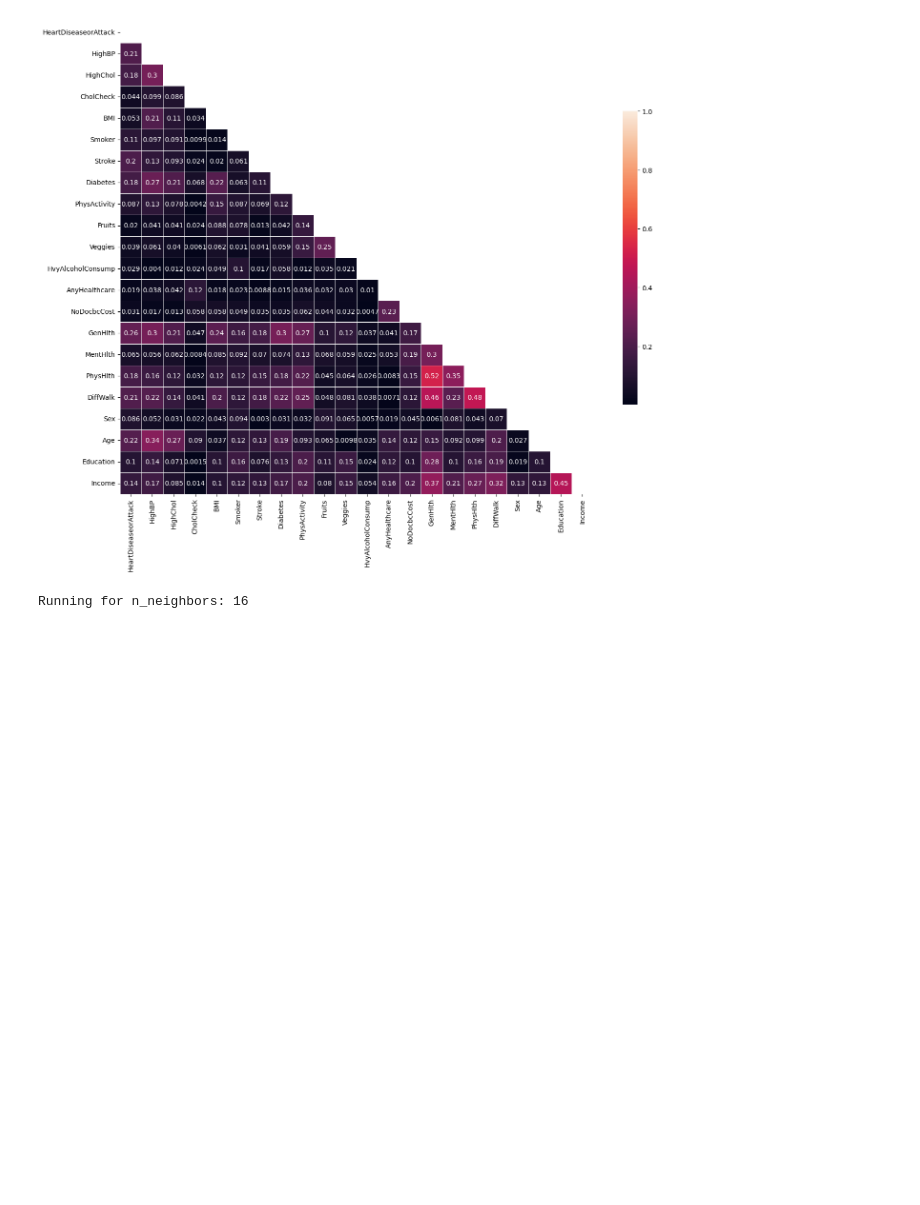
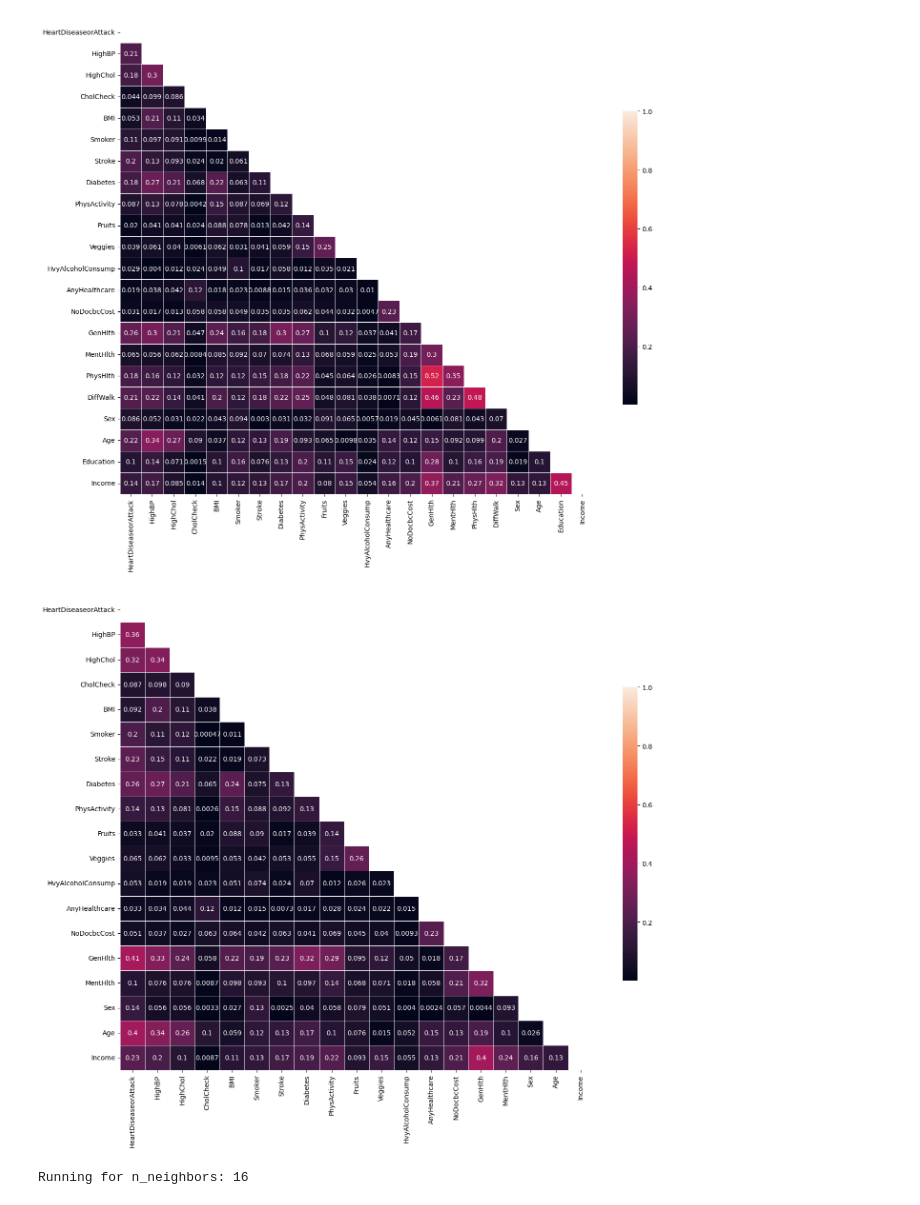
Before and after one commit to owen-george/Heart_Attack_ML-Model, a Jupyter notebook: notebooks/model_analysis_owen.ipynb, the cells around one changed output. Cells and saved outputs as stored; diff of their text form; code cells hidden in the pictures; blank space fills up the shorter version.

```diff
--- a/notebooks/model_analysis_owen.ipynb
+++ b/notebooks/model_analysis_owen.ipynb
@@ -120,6 +163,10 @@ correlation_matrix(resampled_df)
 correlation_matrix(heart_df)
 # %% [output]
 [figure]
+# %%
+correlation_matrix(drop_df)
+# %% [output]
+[figure, added]
 # %%
 test_data_knn(drop_df, 3, 16)
 # %% [output]
```
Also changed, not shown: parts of 4 cells of this notebook.
